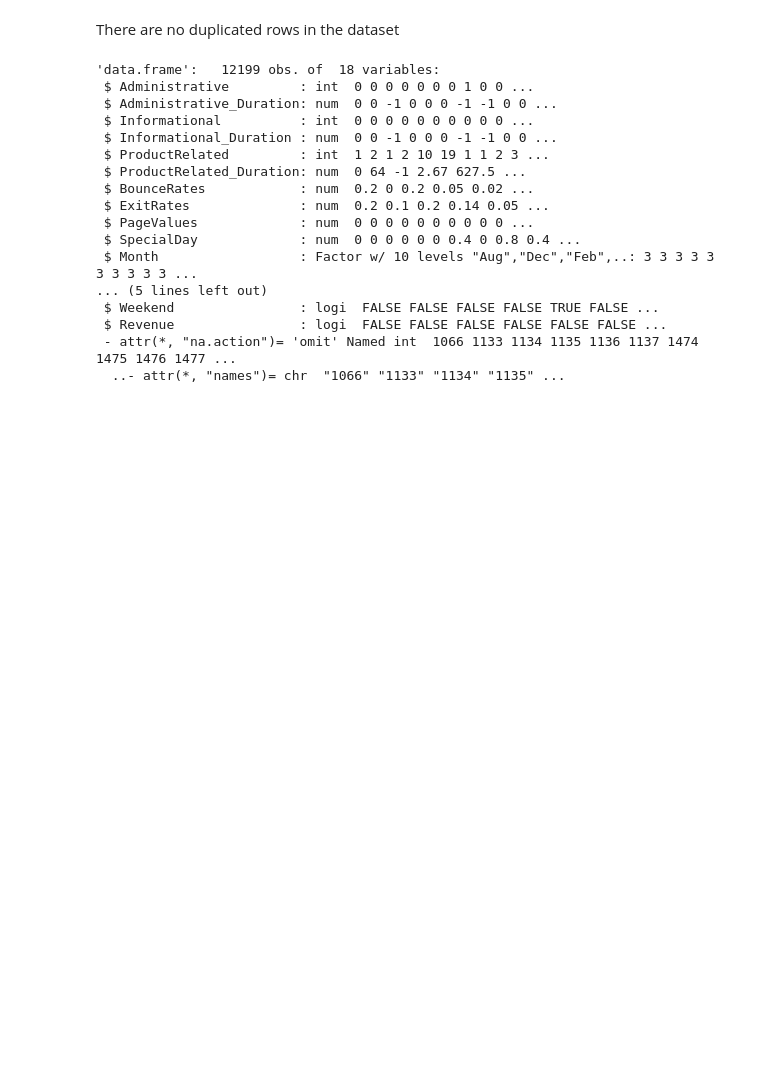
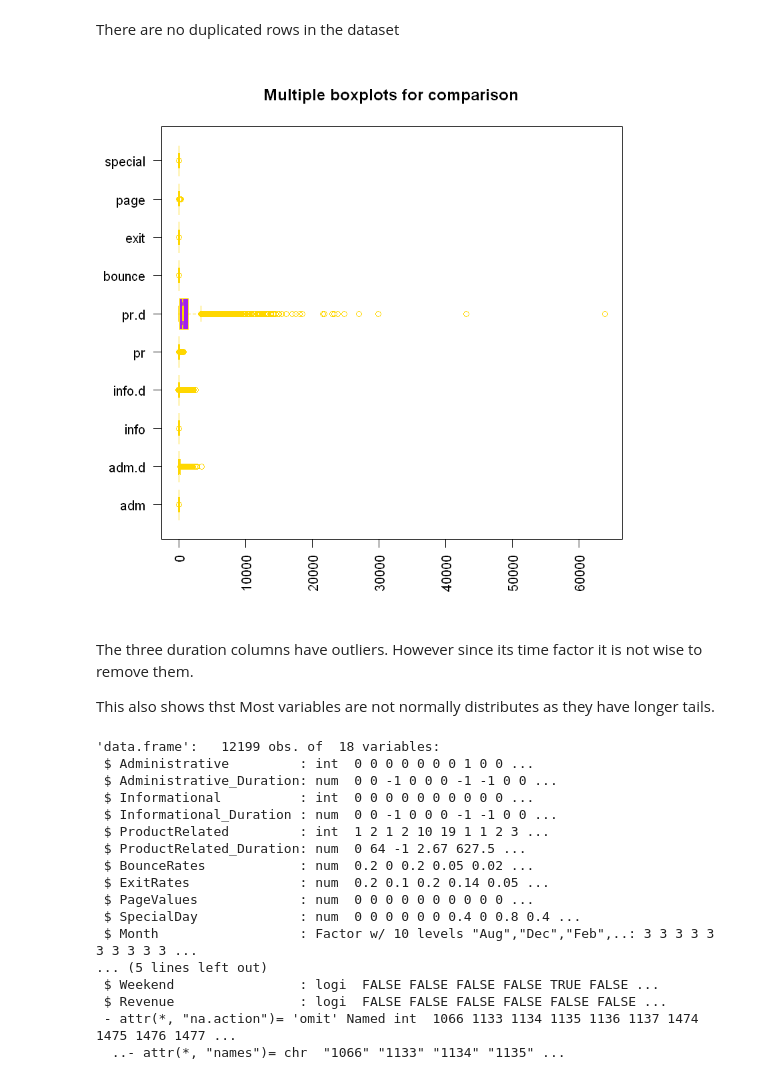
Before and after one commit to dkchebet7/Unsupervised-learning-in-R, a Jupyter notebook: IP_13.ipynb, the cells around one changed output. Drawn from its saved outputs; the diff is of its cells as text; code cells hidden in the pictures; blank space fills up the shorter version.

```diff
--- a/IP_13.ipynb
+++ b/IP_13.ipynb
@@ -151,3 +155,35 @@ There are no duplicated rows in the dataset
+# %%
+## Check for outliers in numerical columns
+## Using boxplots to see the data anomalies
+adm <- df$Administrative
+adm.d <-df$Administrative_Duration
+info <- df$Informational
+info.d <- df$Informational_Duration
+pr <- df$ProductRelated
+prd.d <- df$ProductRelated_Duration
+bounce <-df$BounceRates
+exit <- df$ExitRates
+page <-df$PageValues
+special <- df$SpecialDay
+
+
+
+boxplot(adm1, admd2, info1, info2, pr1, prd2, bounce_r, exit_r, page_values, special_day,
+main = "Multiple boxplots for comparison",
+at = c(1,2,3,4,5,6,7,8,9,10),
+names = c("adm", "adm.d", "info", "info.d", "pr", "pr.d", "bounce", "exit", "page", "special"),
+las = 2,
+col = c("purple"),
+border = "gold",
+horizontal = TRUE,
+notch = TRUE
+)
+# %% [output]
+[figure, added]
+# %% [markdown]
+The three duration columns have outliers. However since its time factor it is not wise to remove them.
+
+This also shows thst Most variables are not normally distributes as they have longer tails.
 # %%
 str(new.df)
 # %% [output]
```
Also changed, not shown: parts of 50 cells of this notebook.
